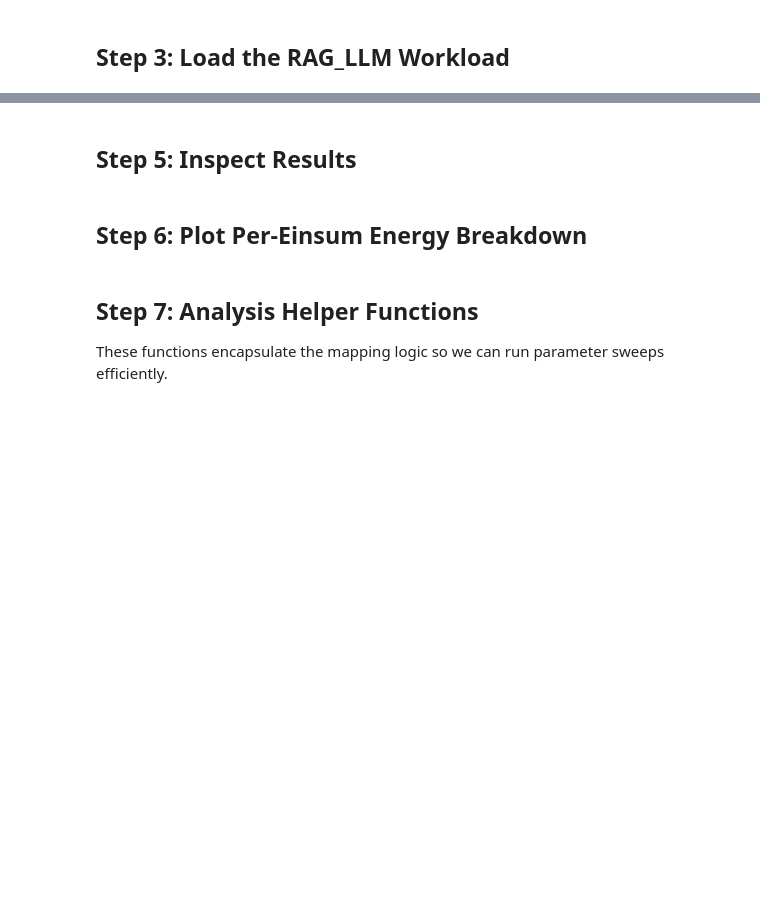
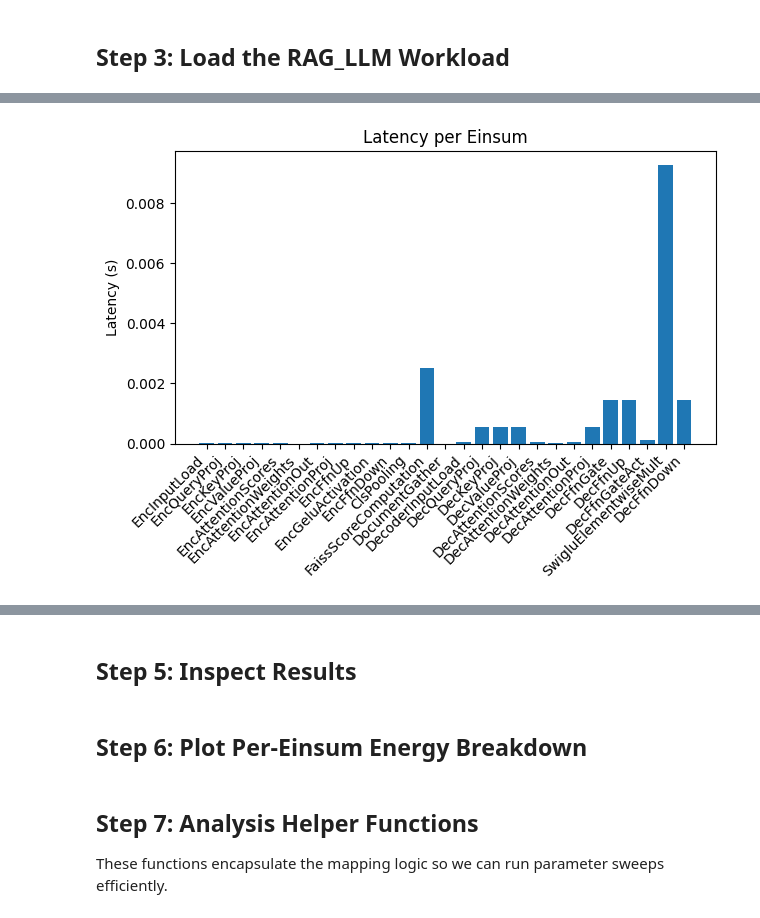
Before and after one commit to jocelynzhao3/Hardware-for-Deep-Learning-Final-Project, a Jupyter notebook: workspace/M3-Fusion.ipynb, the cells around one changed output, grey strips where cells are left out. Saved outputs shown, nothing was run; the diff lists cells and outputs as text; code cells hidden in the pictures; blank space fills up the shorter version.

```diff
--- a/workspace/M3-Fusion.ipynb
+++ b/workspace/M3-Fusion.ipynb
@@ -419,0 +256,66 @@ plt.show()
+# %%
+import matplotlib.pyplot as plt
+
+# WHY IS MAIN MEMORY STILL PLAYING A ROLE
+
+results = {}
+einsum_names = []
+latencies = []
+per_compute_latencies = []
+
+mapping_of_interest = None
+
+for einsum in workload.einsums:
+    print(f'Running {einsum.name}...')
+    # basic8 already includes Disk, MainMemory, OnChipSRAM — no dummy memory needed
+    # spec = get_spec('basic8', add_dummy_main_memory=False, jinja_parse_data=arch_overrides)
+
+    spec = Spec.from_yaml("/home/workspace/workspace/arch/tpu_v4i.yaml",
+                          "/home/workspace/workspace/mapping/fusion_v2.yaml",
+                          jinja_parse_data={})
+    spec.renames = renames
+    spec.workload = af.Workload(
+        einsums=[einsum],
+        rank_sizes=workload.rank_sizes,
+        bits_per_value=workload.bits_per_value,
+        persistent_tensors=workload.persistent_tensors,
+    )
+
+    spec.arch.find_spatial("Z").min_usage = 1
+    spec.arch.find_spatial("reuse_input").min_usage = 1
+    spec.arch.find_spatial("reuse_output").min_usage = 1
+    spec.mapper.max_pmapping_templates_per_einsum = 1
+    spec.mapper._metric_aggregator = "prod"
+
+    # round_rank_sizes(spec.workload)
+    spec.mapper.metrics = af.mapper.Metrics.ENERGY | af.mapper.Metrics.LATENCY
+
+    einsum_mappings = spec.map_workload_to_arch(print_progress=False, print_number_of_pmappings=False)
+    results[einsum.name] = Result(einsum_mappings, variables=rag_params)
+    print(f'  done — {results[einsum.name].per_compute("energy")*1e12:.2f} pJ/compute')
+    print(f'Latency: {einsum_mappings.latency()}s, {mappings.per_compute().latency()}s/compute')
+
+    for k, v in einsum_mappings.per_compute().latency(per_component=True).items():
+        print(f'\t{k}: {v}s/compute')
+
+    # store results
+    einsum_names.append(einsum.name)
+    latencies.append(einsum_mappings.latency())
+    per_compute_latencies.append(einsum_mappings.per_compute().latency())
+
+    # if einsum.name == "DecoderInputLoad": # "only analyze prefill + retrieval
+    #     break
+
+
+print('All einsums complete.')
+print("SUM LATENCY")
+print(sum(latencies))
+
+plt.figure()
+plt.bar(einsum_names, latencies)
+plt.xticks(rotation=45, ha='right')
+plt.ylabel("Latency (s)")
+plt.title("Latency per Einsum")
+plt.tight_layout()
+plt.show()
+# %% [output]
@@ -420,3 +339,4 @@ plt.show()
+[figure, added]
 # %%
 mappings # print mappings per einsum, currently only printing the last one
 print("pass")
```
Also changed, not shown: parts of 31 cells of this notebook, 3 other files.
